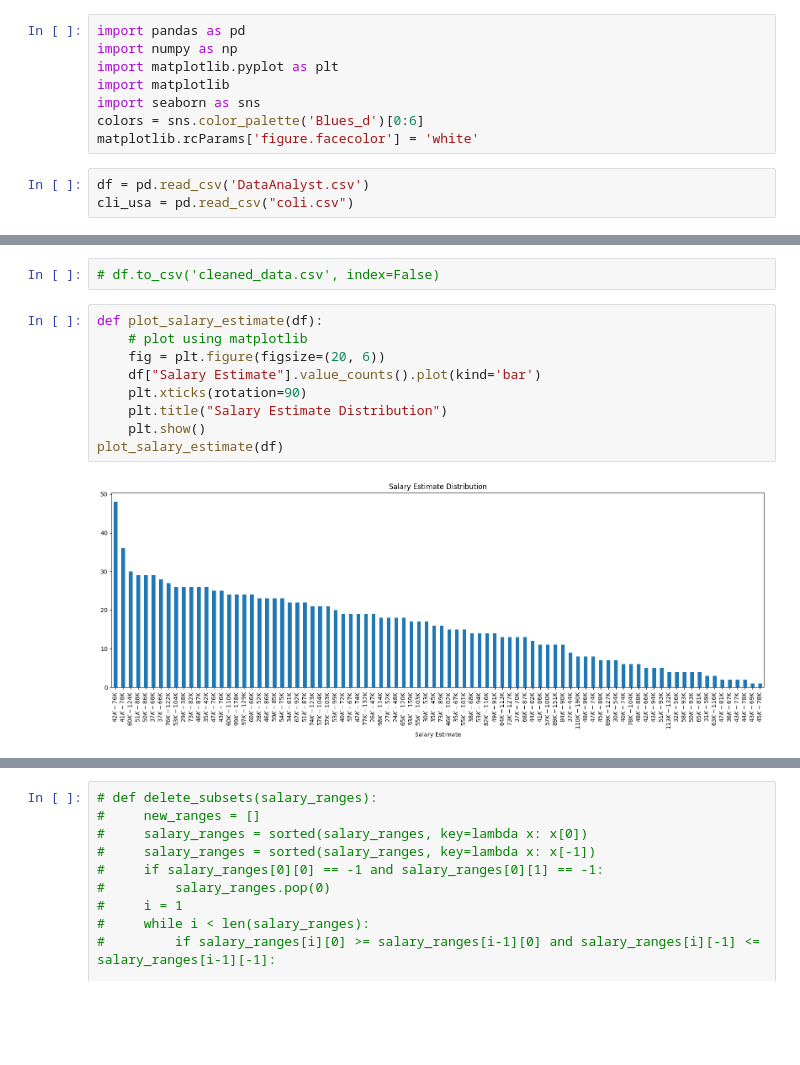
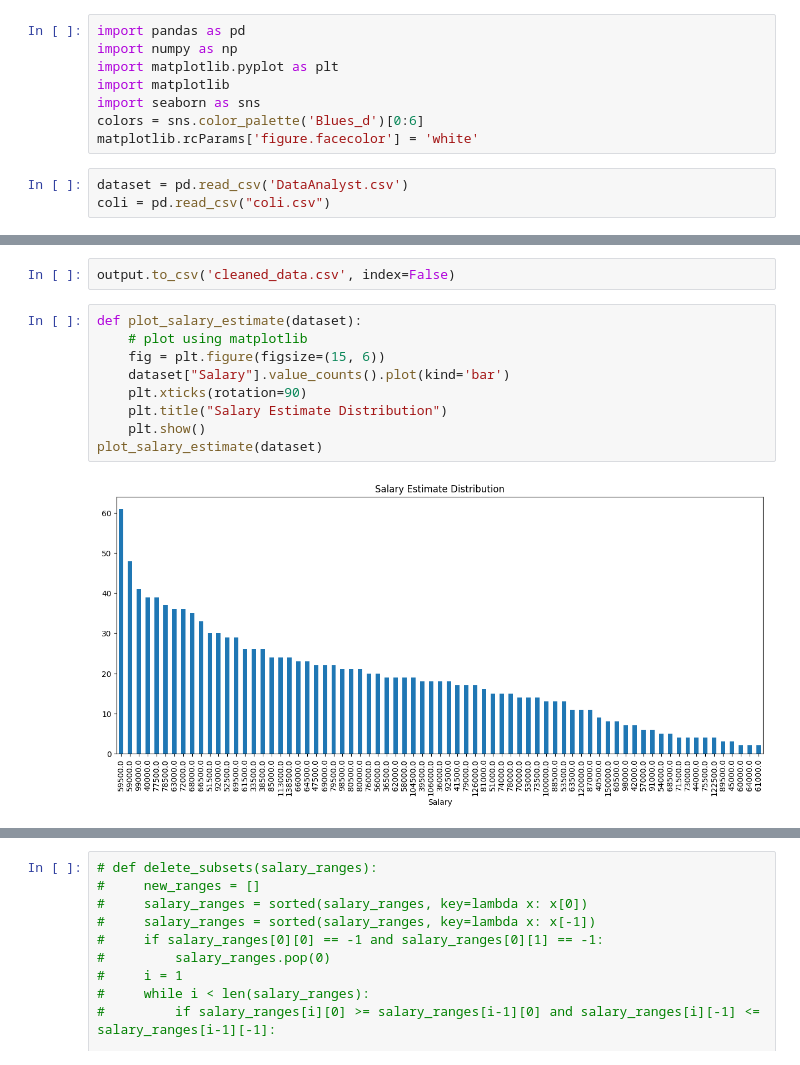
Before and after one commit to damla-jpg/brane-data-analyst-jobs, a Jupyter notebook: data_exploration.ipynb, the cells around one changed output, grey strips where cells are left out. Saved outputs shown, nothing was run; the diff lists cells and outputs as text; blank space fills up the shorter version.

```diff
--- a/data_exploration.ipynb
+++ b/data_exploration.ipynb
@@ -9,5 +9,5 @@ import seaborn as sns
 colors = sns.color_palette('Blues_d')[0:6]
 matplotlib.rcParams['figure.facecolor'] = 'white'
 # %%
-df = pd.read_csv('DataAnalyst.csv')
-cli_usa = pd.read_csv("coli.csv")
+dataset = pd.read_csv('DataAnalyst.csv')
+coli = pd.read_csv("coli.csv")
@@ -67,13 +80,13 @@ df = data_cleaning(df)
 # %%
-# df.to_csv('cleaned_data.csv', index=False)
+output.to_csv('cleaned_data.csv', index=False)
 # %%
-def plot_salary_estimate(df):
+def plot_salary_estimate(dataset):
     # plot using matplotlib
-    fig = plt.figure(figsize=(20, 6))
-    df["Salary Estimate"].value_counts().plot(kind='bar')
+    fig = plt.figure(figsize=(15, 6))
+    dataset["Salary"].value_counts().plot(kind='bar')
     plt.xticks(rotation=90)
     plt.title("Salary Estimate Distribution")
     plt.show()
-plot_salary_estimate(df)
+plot_salary_estimate(dataset)
 # %% [output]
-[figure, old version]
+[figure, new version]
```
Also changed, not shown: parts of 6 cells of this notebook, 5 other files.
